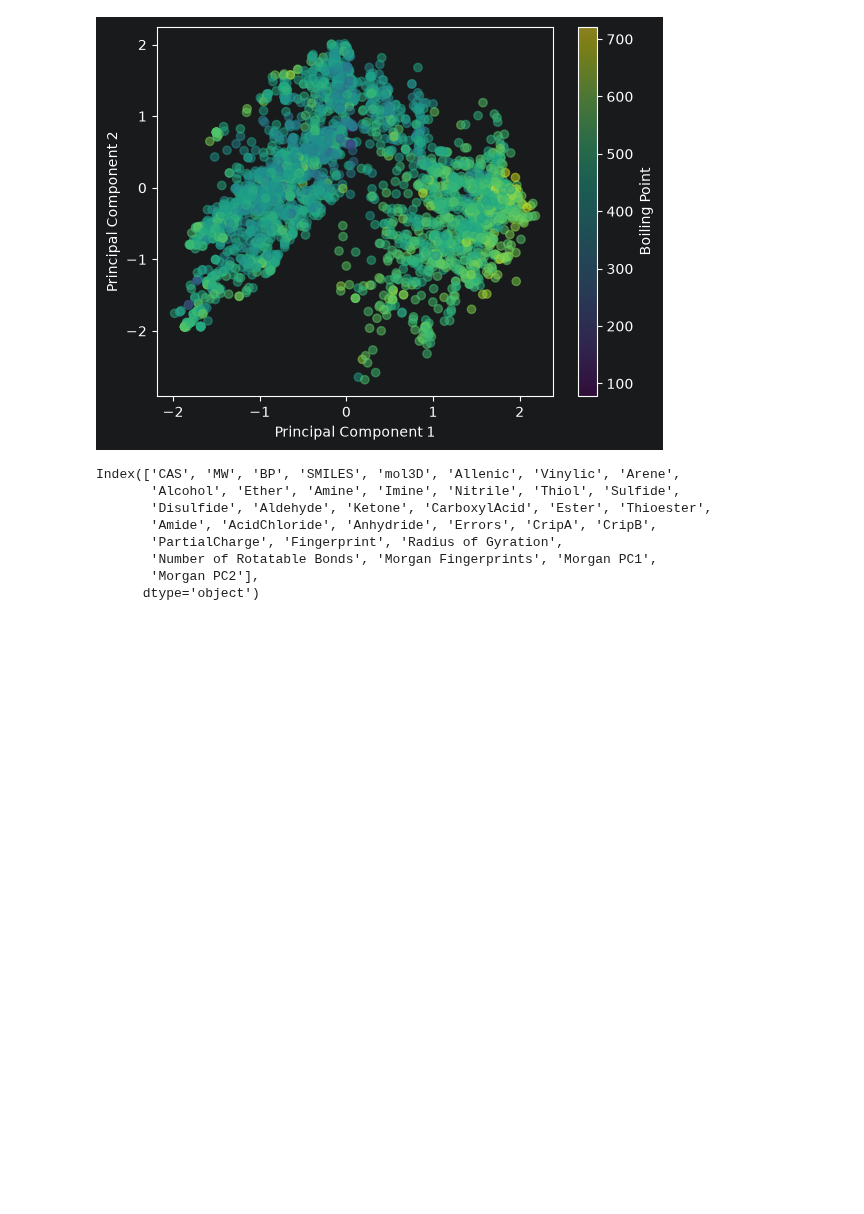
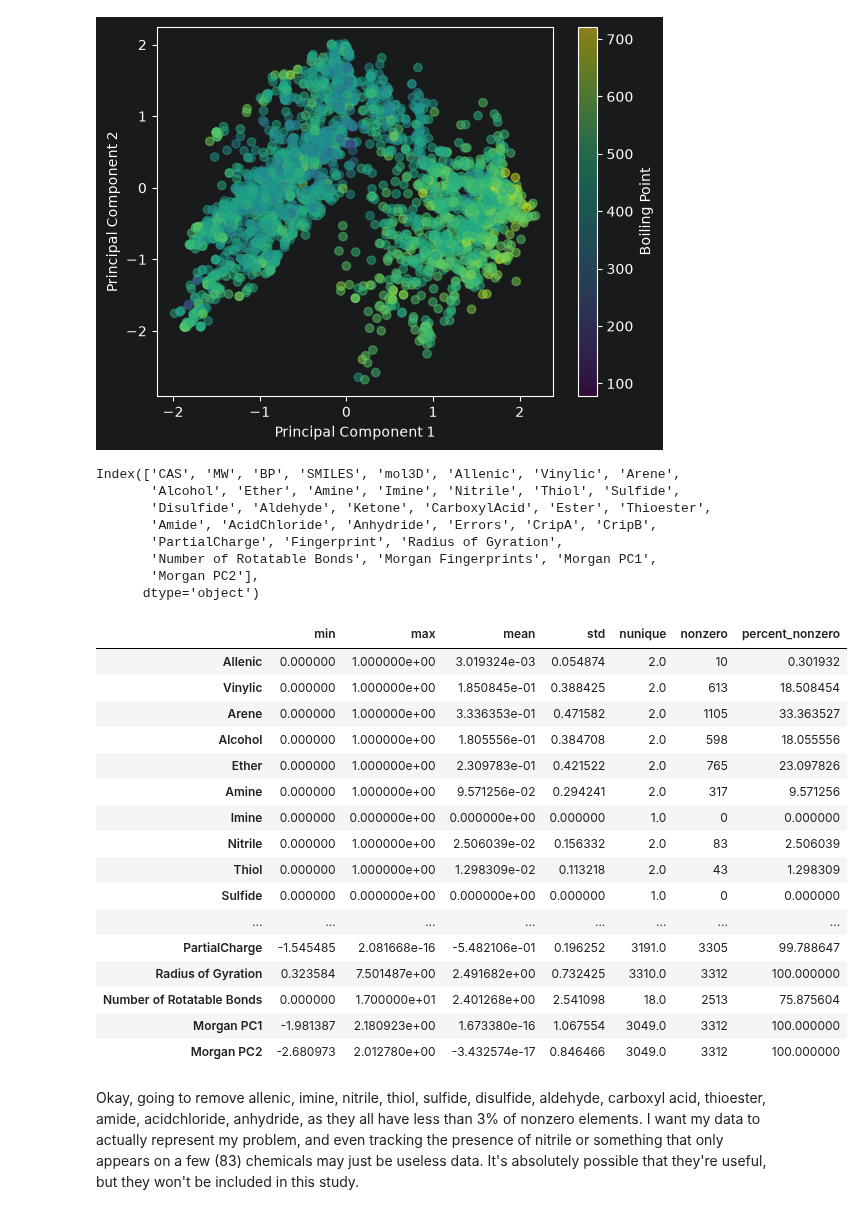
Before and after one commit to stlmaxpt/mizzou_atomistic_materials_analytics_fs2026, a Jupyter notebook: projectMax/P08.ipynb, the cells around one changed output. Drawn from its saved outputs; the diff is of its cells as text; code cells hidden in the pictures; blank space fills up the shorter version.

```diff
--- a/projectMax/P08.ipynb
+++ b/projectMax/P08.ipynb
@@ -178,3 +178,42 @@ df_export.to_parquet(
     "CompoundData_WithEngineeredFeatures.parquet",
     index=False
 )
+# %%
+features = ['Allenic', 'Vinylic', 'Arene',
+       'Alcohol', 'Ether', 'Amine', 'Imine', 'Nitrile', 'Thiol', 'Sulfide',
+       'Disulfide', 'Aldehyde', 'Ketone', 'CarboxylAcid', 'Ester', 'Thioester',
+       'Amide', 'AcidChloride', 'Anhydride', 'CripA', 'CripB',
+       'PartialCharge', 'Radius of Gyration',
+       'Number of Rotatable Bonds', 'Morgan PC1',
+       'Morgan PC2']
+
+feature_check = df[features].agg(
+    ["min", "max", "mean", "std", "nunique"]
+).T
+
+feature_check["nonzero"] = (df[features] != 0).sum()
+feature_check["percent_nonzero"] = (
+    feature_check["nonzero"] / len(df) * 100
+)
+
+display(feature_check)
+# %% [output]
+|  | min | max | mean | std | nunique | nonzero | percent_nonzero |
+| Allenic | 0.000000 | 1.000000e+00 | 3.019324e-03 | 0.054874 | 2.0 | 10 | 0.301932 |
+| Vinylic | 0.000000 | 1.000000e+00 | 1.850845e-01 | 0.388425 | 2.0 | 613 | 18.508454 |
+| Arene | 0.000000 | 1.000000e+00 | 3.336353e-01 | 0.471582 | 2.0 | 1105 | 33.363527 |
+| Alcohol | 0.000000 | 1.000000e+00 | 1.805556e-01 | 0.384708 | 2.0 | 598 | 18.055556 |
+| Ether | 0.000000 | 1.000000e+00 | 2.309783e-01 | 0.421522 | 2.0 | 765 | 23.097826 |
+| Amine | 0.000000 | 1.000000e+00 | 9.571256e-02 | 0.294241 | 2.0 | 317 | 9.571256 |
+| Imine | 0.000000 | 0.000000e+00 | 0.000000e+00 | 0.000000 | 1.0 | 0 | 0.000000 |
+| Nitrile | 0.000000 | 1.000000e+00 | 2.506039e-02 | 0.156332 | 2.0 | 83 | 2.506039 |
+| Thiol | 0.000000 | 1.000000e+00 | 1.298309e-02 | 0.113218 | 2.0 | 43 | 1.298309 |
+| Sulfide | 0.000000 | 0.000000e+00 | 0.000000e+00 | 0.000000 | 1.0 | 0 | 0.000000 |
+| ... | ... | ... | ... | ... | ... | ... | ... |
+| PartialCharge | -1.545485 | 2.081668e-16 | -5.482106e-01 | 0.196252 | 3191.0 | 3305 | 99.788647 |
+| Radius of Gyration | 0.323584 | 7.501487e+00 | 2.491682e+00 | 0.732425 | 3310.0 | 3312 | 100.000000 |
+| Number of Rotatable Bonds | 0.000000 | 1.700000e+01 | 2.401268e+00 | 2.541098 | 18.0 | 2513 | 75.875604 |
+| Morgan PC1 | -1.981387 | 2.180923e+00 | 1.673380e-16 | 1.067554 | 3049.0 | 3312 | 100.000000 |
+| Morgan PC2 | -2.680973 | 2.012780e+00 | -3.432574e-17 | 0.846466 | 3049.0 | 3312 | 100.000000 |
+# %% [markdown]
+Okay, going to remove allenic, imine, nitrile, thiol, sulfide, disulfide, aldehyde, carboxyl acid, thioester, amide, acidchloride, anhydride, as they all have less than 3% of nonzero elements. I want my data to actually represent my problem, and even tracking the presence of nitrile or something that only appears on a few (83) chemicals may just be useless data. It's absolutely possible that they're useful, but they won't be included in this study.
```
Also changed, not shown: 2 other files.
